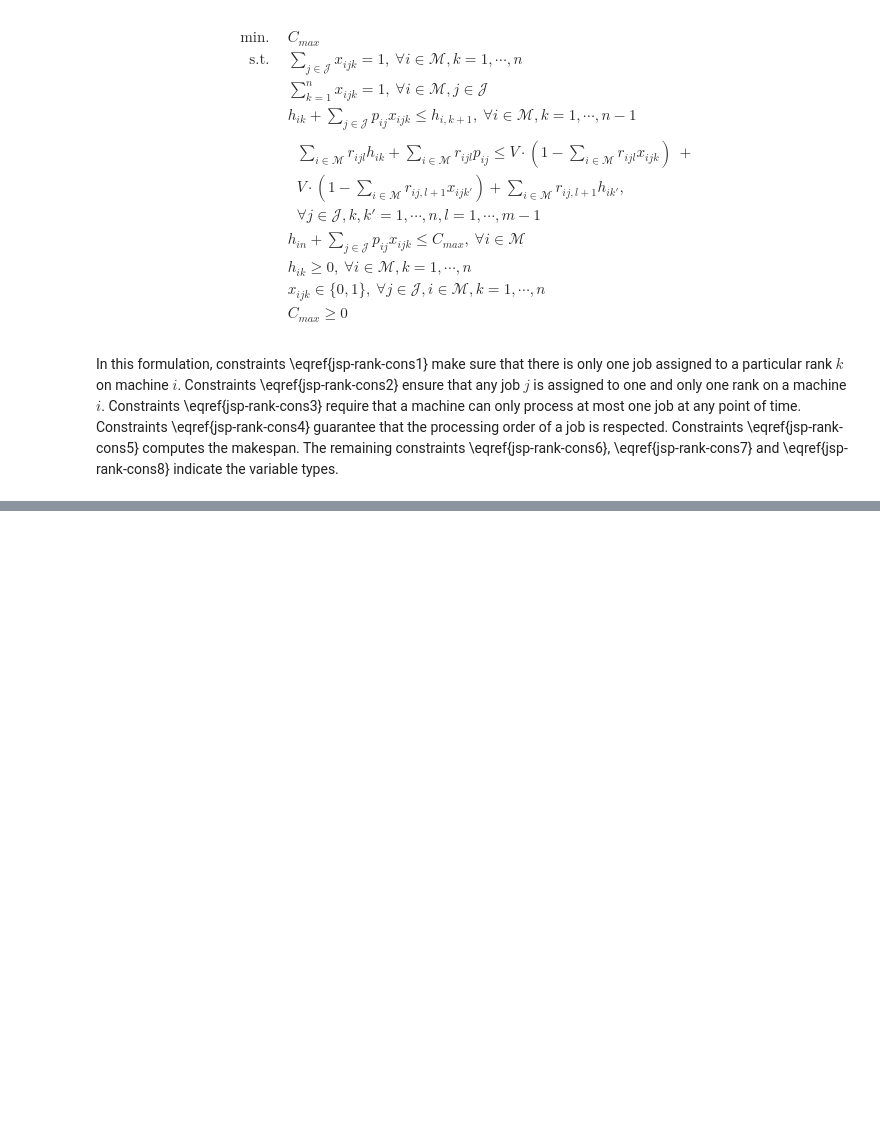
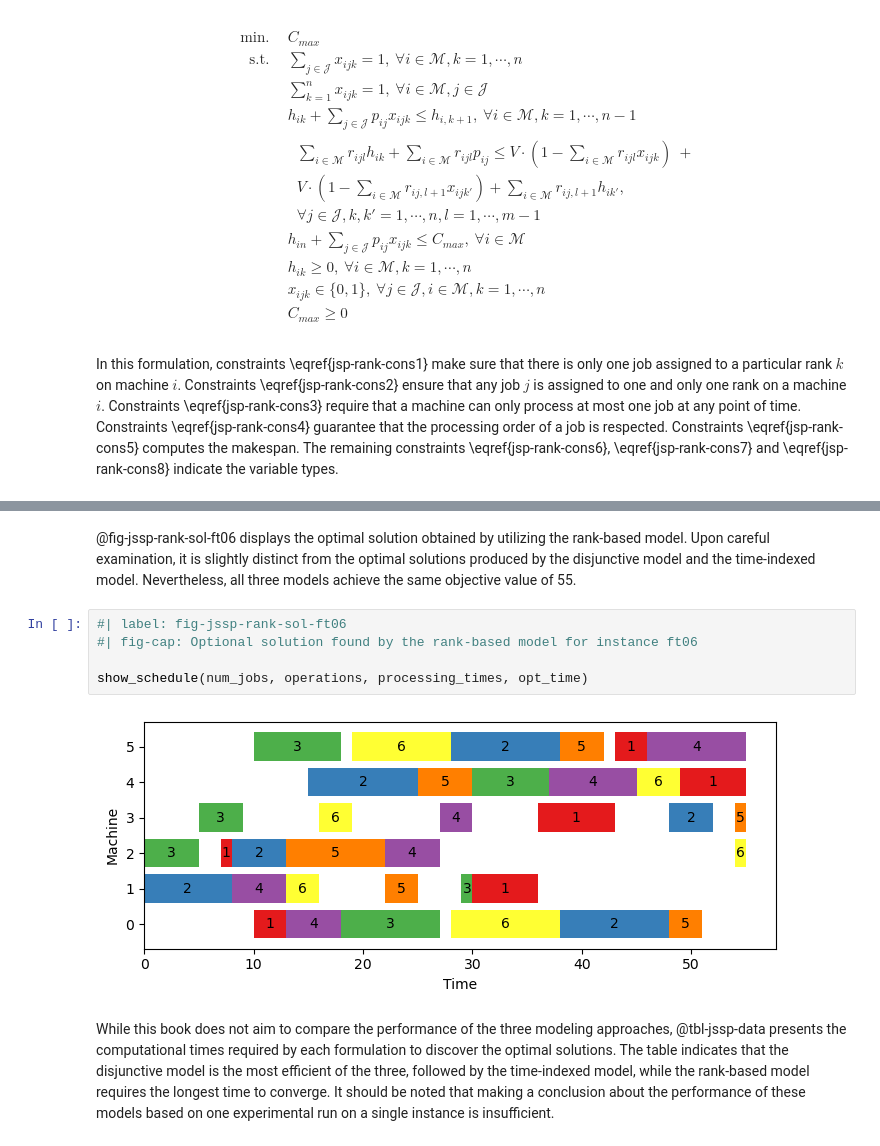
Before and after one commit to kunlei/python-ortools-notes, a Jupyter notebook: integer-programming.ipynb, the cells around one changed output, grey strips where cells are left out. Saved outputs shown, nothing was run; the diff lists cells and outputs as text; blank space fills up the shorter version.

Commit message:
finish jssp

```diff
--- a/integer-programming.ipynb
+++ b/integer-programming.ipynb
@@ -532,0 +548,11 @@ opt_obj = 54.99999999999969
+# %% [markdown]
+@fig-jssp-rank-sol-ft06 displays the optimal solution obtained by utilizing the rank-based model. Upon careful examination, it is slightly distinct from the optimal solutions produced by the disjunctive model and the time-indexed model. Nevertheless, all three models achieve the same objective value of 55.
+# %%
+#| label: fig-jssp-rank-sol-ft06
+#| fig-cap: Optional solution found by the rank-based model for instance ft06
+
+show_schedule(num_jobs, operations, processing_times, opt_time)
+# %% [output]
+[figure, added]
+# %% [markdown]
+While this book does not aim to compare the performance of the three modeling approaches, @tbl-jssp-data presents the computational times required by each formulation to discover the optimal solutions. The table indicates that the disjunctive model is the most efficient of the three, followed by the time-indexed model, while the rank-based model requires the longest time to converge. It should be noted that making a conclusion about the performance of these models based on one experimental run on a single instance is insufficient.
```
Also changed, not shown: parts of 5 cells of this notebook, 1 other file.
